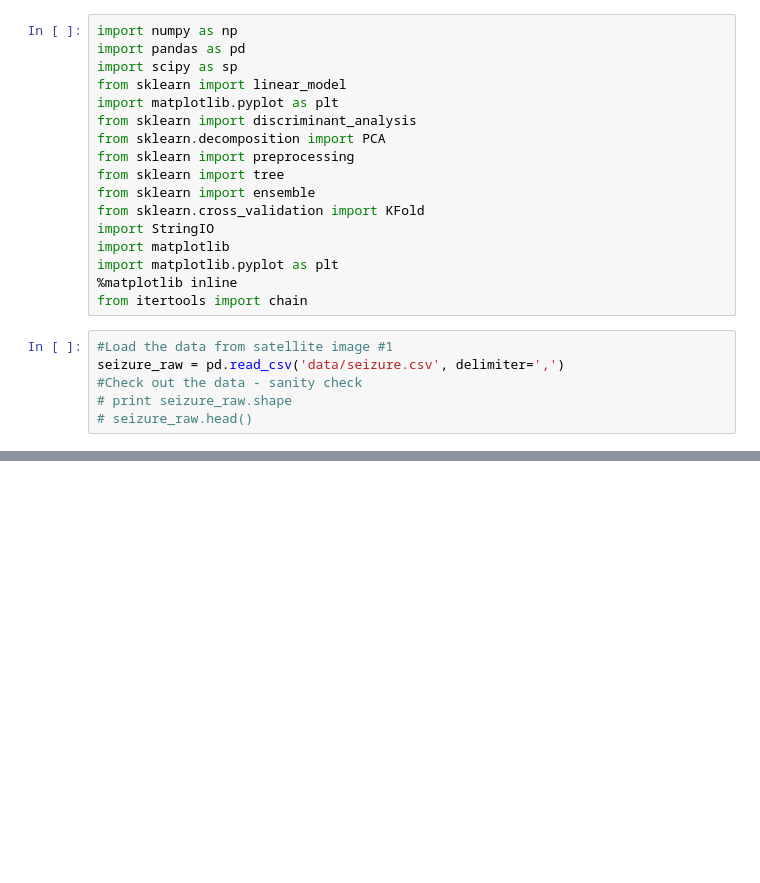
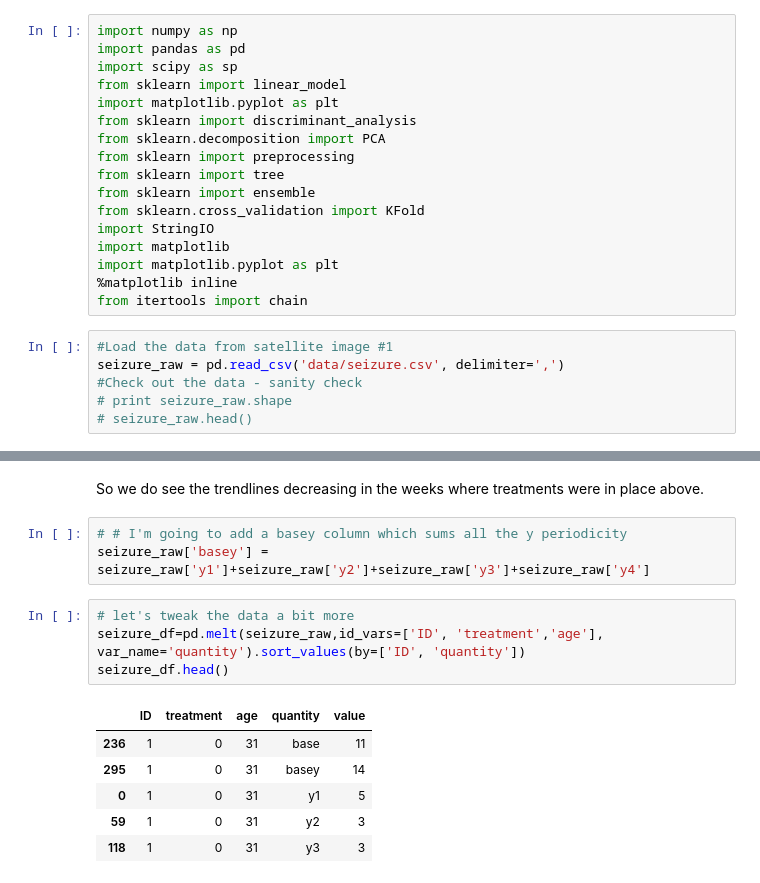
Before and after one commit to harvard-team-pivot/epilepsy-prediction, a Jupyter notebook: Team_Pivot_CS109A_Final_Project_Milestone_3_Sean.ipynb, the cells around one changed output, grey strips where cells are left out. Drawn from its saved outputs; the diff is of its cells as text; blank space fills up the shorter version.

```diff
--- a/Team_Pivot_CS109A_Final_Project_Milestone_3_Sean.ipynb
+++ b/Team_Pivot_CS109A_Final_Project_Milestone_3_Sean.ipynb
@@ -81,0 +99,16 @@ for x_column in columns:
+# %% [markdown]
+So we do see the trendlines decreasing in the weeks where treatments were in place above.
+# %%
+# # I'm going to add a basey column which sums all the y periodicity
+seizure_raw['basey'] = seizure_raw['y1']+seizure_raw['y2']+seizure_raw['y3']+seizure_raw['y4']
+# %%
+# let's tweak the data a bit more
+seizure_df=pd.melt(seizure_raw,id_vars=['ID', 'treatment','age'], var_name='quantity').sort_values(by=['ID', 'quantity'])
+seizure_df.head()
+# %% [output]
+|  | ID | treatment | age | quantity | value |
+| 236 | 1 | 0 | 31 | base | 11 |
+| 295 | 1 | 0 | 31 | basey | 14 |
+| 0 | 1 | 0 | 31 | y1 | 5 |
+| 59 | 1 | 0 | 31 | y2 | 3 |
+| 118 | 1 | 0 | 31 | y3 | 3 |
```
Also changed, not shown: parts of 7 cells of this notebook.
